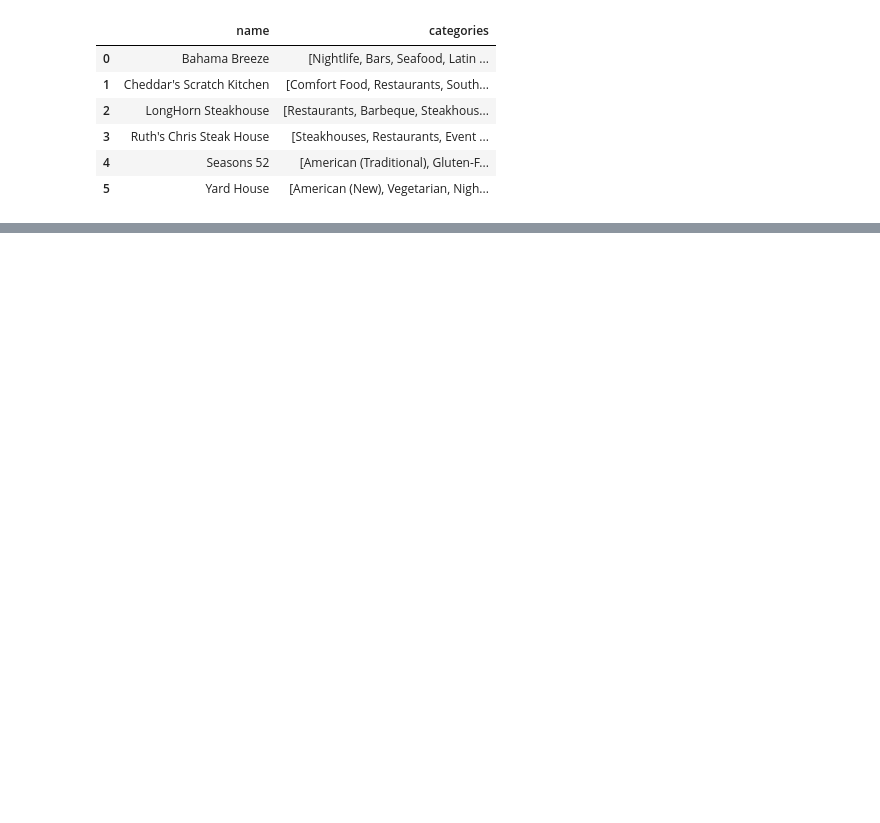
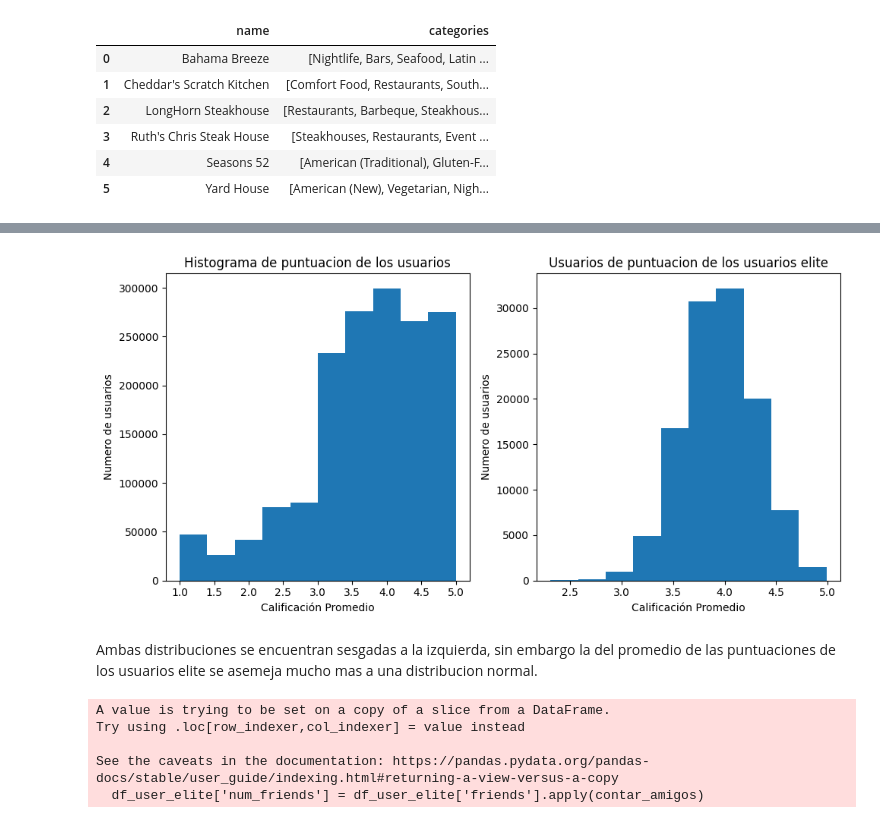
Before and after one commit to litcoininvestorbros/Henry_PF, a Jupyter notebook: notebooks/eda_yelp.ipynb, the cells around one changed output, grey strips where cells are left out. Drawn from its saved outputs; the diff is of its cells as text; code cells hidden in the pictures; blank space fills up the shorter version.

```diff
--- a/notebooks/eda_yelp.ipynb
+++ b/notebooks/eda_yelp.ipynb
@@ -478,0 +420,3 @@ categorias_por_nombre
+# %%
+df_user_filtrado = df_user[['user_id','name', 'review_count', 'yelping_since',
+       'useful', 'funny', 'cool', 'elite', 'friends', 'fans', 'average_stars']]
@@ -478,0 +425,9 @@ categorias_por_nombre
+# %%
+#Condiciones de usuarios sospechosos
+mask_1 = (df_user_filtrado.average_stars == 5) & (df_user_filtrado.review_count > 4)
+mask_2 = (df_user_filtrado.average_stars == 1) & (df_user_filtrado.review_count > 4) # Estas dos primeras condiciones son para evitar reseñas fuertemente sesgadas positiva o negativamente
+mask_3 = (df_user_filtrado.review_count == 1) #No se tomaran en cuenta usuarios que hayan escrito una unica reseña
+mask_4 = (df_user_filtrado.name.str.len() <= 2) | df_user_filtrado.name.str.contains('\.')#Esto es para filtrar nombres extraños como los que presentan 1 o 2 letras o los que contienen puntos
+
+#Se define un nuevo df sin los usuarios sospechosos
+df_user_filtrado = df_user_filtrado[~(mask_1) & ~(mask_2) & ~(mask_3) & ~(mask_4)]
@@ -478,0 +442,3 @@ categorias_por_nombre
+# %%
+df_user_elite = df_user_filtrado[(df_user_filtrado.elite.notna()) & (df_user_filtrado.elite != "" )]
+print("Cantidad de usuarios elite:", len(df_user_elite))
@@ -478,0 +471,40 @@ categorias_por_nombre
+# %%
+# Crear subplots
+fig, (ax1, ax2) = plt.subplots(1, 2, figsize=(10,5))
+
+
+ax1.hist(df_user_filtrado.average_stars)
+ax1.set_title('Histograma de puntuacion de los usuarios')
+ax1.set_xlabel('Calificación Promedio')
+ax1.set_ylabel('Numero de usuarios')
+
+
+ax2.hist(df_user_elite.average_stars)
+ax2.set_title('Usuarios de puntuacion de los usuarios elite')
+ax2.set_xlabel('Calificación Promedio')
+ax2.set_ylabel('Numero de usuarios')
+
+# Ajustar diseño
+plt.tight_layout()
+
+# Mostrar el gráfico
+plt.show()
+# %% [output]
+[figure, added]
+# %% [markdown]
+Ambas distribuciones se encuentran sesgadas a la izquierda, sin embargo la del promedio de las puntuaciones de los usuarios elite se asemeja mucho mas a una distribucion normal.
+# %%
+def contar_amigos(friends):
+    if friends == "None":
+        return 0
+    else:
+        return len(friends.split(','))
+
+df_user_elite['num_friends'] = df_user_elite['friends'].apply(contar_amigos)
+df_user_filtrado['num_friends'] = df_user_filtrado['friends'].apply(contar_amigos)
+# %% [output]
+A value is trying to be set on a copy of a slice from a DataFrame.
+Try using .loc[row_indexer,col_indexer] = value instead
+
+See the caveats in the documentation: https://pandas.pydata.org/pandas-docs/stable/user_guide/indexing.html#returning-a-view-versus-a-copy
+  df_user_elite['num_friends'] = df_user_elite['friends'].apply(contar_amigos)
```
Also changed, not shown: parts of 40 cells of this notebook, 2 other files.
